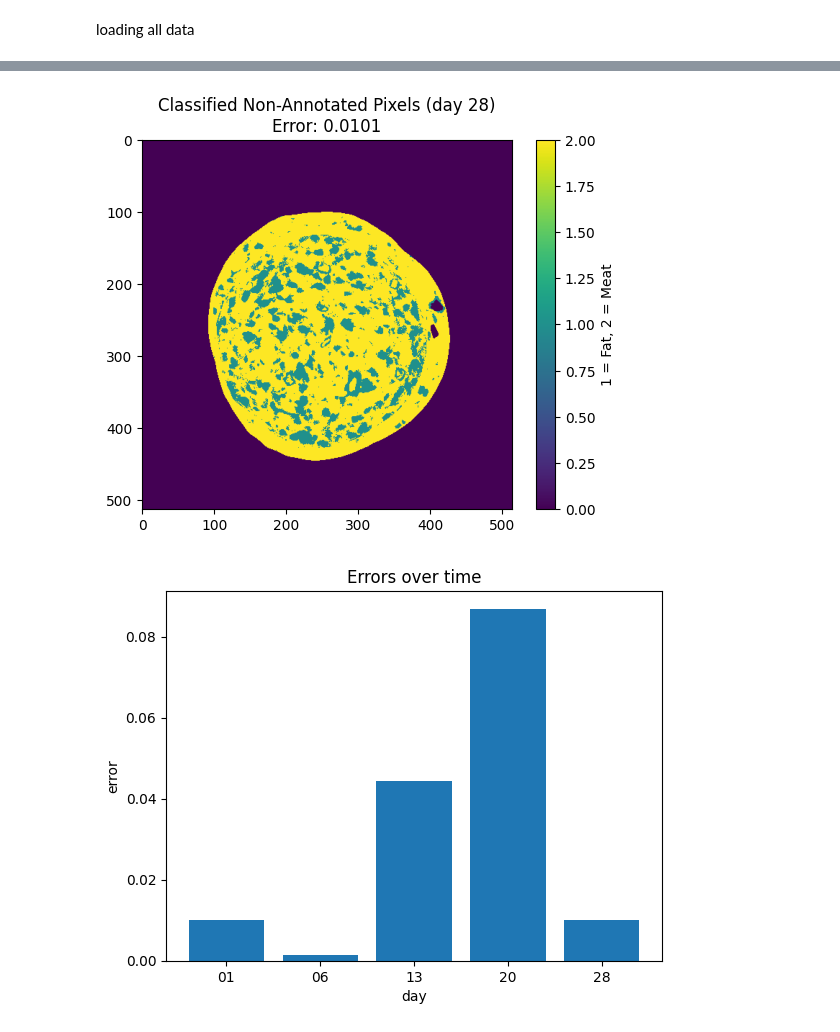
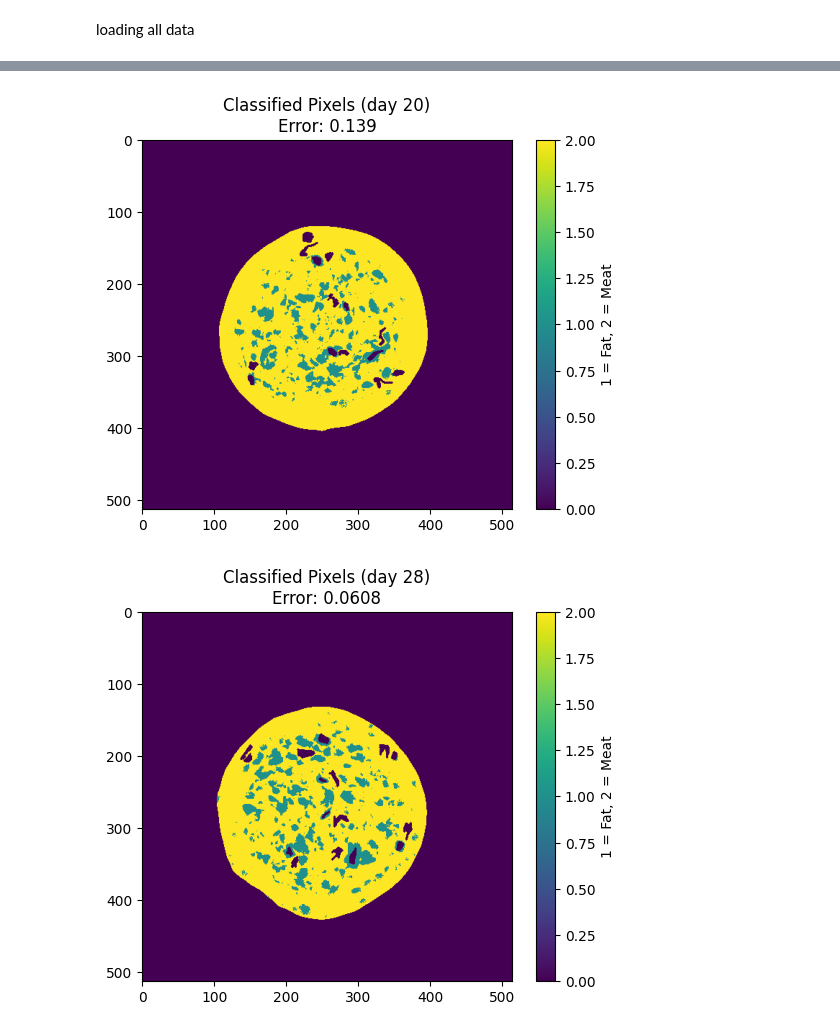
Before and after one commit to KeremOzemre/Salami, a Jupyter notebook: salami_exercise.ipynb, the cells around one changed output, grey strips where cells are left out. Saved outputs shown, nothing was run; the diff lists cells and outputs as text; code cells hidden in the pictures.

```diff
--- a/salami_exercise.ipynb
+++ b/salami_exercise.ipynb
@@ -131,9 +133,9 @@ plt.show()
 loading all data
 # %%
 days = ["01", "06", "13", "20", "28"]
-errors = [error_1]
+errors = []
 
-for day in days[1:]:
+for day in days:
     # Loading data
     matFile = os.path.join(dirIn, f'multispectral_day{day}.mat')
     annFile = os.path.join(dirIn, f'annotation_day{day}.png')
@@ -144,20 +146,23 @@ for day in days[1:]:
     [bgPix, bgR, bgC] = hf.getPix(multiIm, annotationIm[:,:,0]);
 
     # Classify data based on Day 1 model
+    classified = np.zeros(annotationIm.shape[:2], dtype=int)
     for i in range(bgPix.shape[0]):
         r = bgR[i]
         c = bgC[i]
         classified[r, c] = Classify(bgPix[i])
 
     # Estimate error between classified and annotated data
+    nf_day = fatPix.shape[0]
+    nm_day = meatPix.shape[0]
     fat_errors = np.sum(Discriminant(fatPix,1) < Discriminant(fatPix,2))
     meat_errors = np.sum(Discriminant(meatPix,2) < Discriminant(meatPix,1))
-    error = (fat_errors+meat_errors)/(nf+nm)
+    error = (fat_errors + meat_errors) / (nf_day + nm_day)
     errors.append(error)
 
     # Image
     plt.imshow(classified)
-    plt.title(f"Classified Non-Annotated Pixels (day {day})\nError: {error:.3}")
+    plt.title(f"Classified Pixels (day {day})\nError: {error:.3}")
     plt.colorbar(label="1 = Fat, 2 = Meat")
     plt.show()
 
@@ -173,2 +178,2 @@ plt.show()
-[figure, old version]
+[figure, new version]
-[figure, old version]
+[figure, new version]
```
Also changed, not shown: parts of 4 cells of this notebook.
